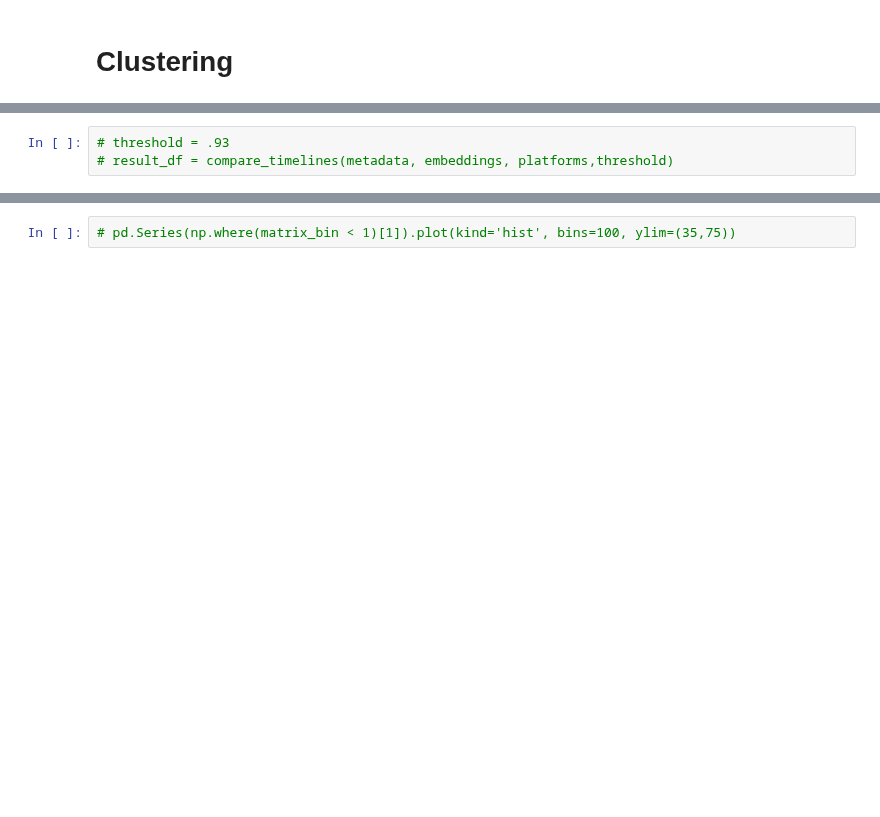
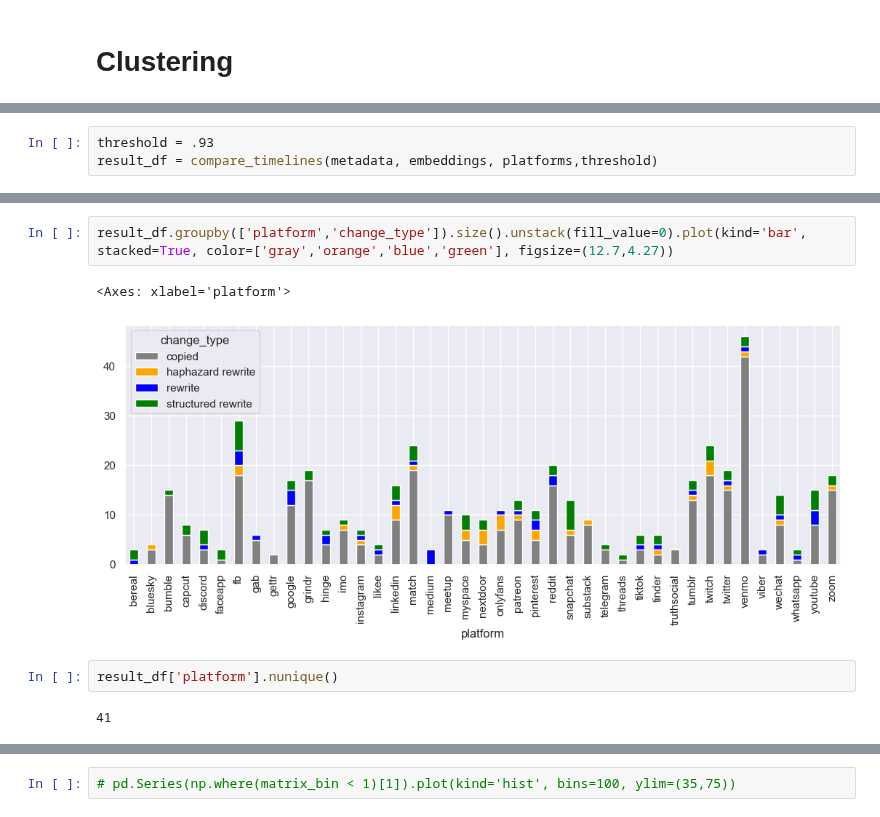
Before and after one commit to kasparvonbeelen/contracts, a Jupyter notebook: 1-2-analyse_data.ipynb, the cells around one changed output, grey strips where cells are left out. Drawn from its saved outputs; the diff is of its cells as text; blank space fills up the shorter version.

```diff
--- a/1-2-analyse_data.ipynb
+++ b/1-2-analyse_data.ipynb
@@ -411,3 +411,3 @@ sns.barplot(y='platform',x='rel_deletions',data=result_df)
 # %%
-# threshold = .93
-# result_df = compare_timelines(metadata, embeddings, platforms,threshold)
+threshold = .93
+result_df = compare_timelines(metadata, embeddings, platforms,threshold)
@@ -413,0 +627,9 @@ sns.barplot(y='platform',x='rel_deletions',data=result_df)
+# %%
+result_df.groupby(['platform','change_type']).size().unstack(fill_value=0).plot(kind='bar', stacked=True, color=['gray','orange','blue','green'], figsize=(12.7,4.27))
+# %% [output]
+<Axes: xlabel='platform'>
+[figure, added]
+# %%
+result_df['platform'].nunique()
+# %% [output]
+41
```
Also changed, not shown: parts of 23 cells of this notebook, 15 other files.
